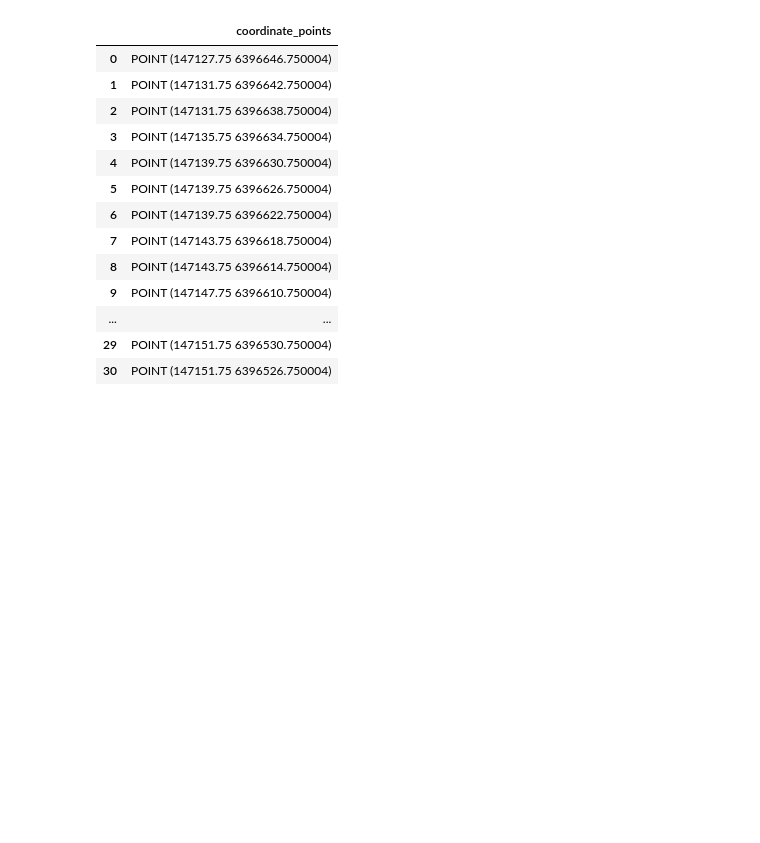
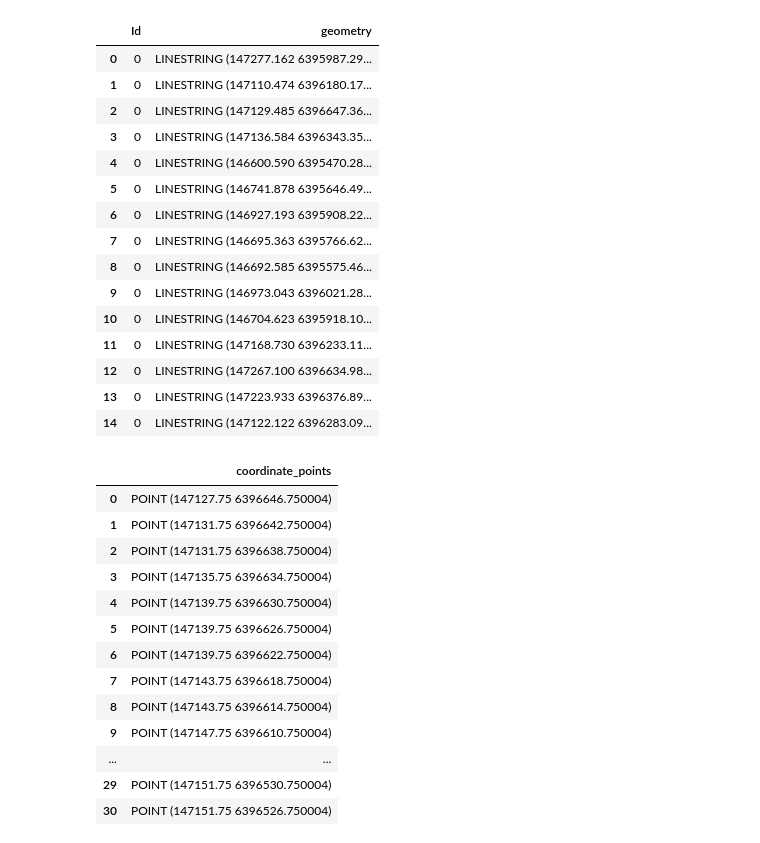
Before and after one commit to mar-sv/personal_projects, a Jupyter notebook: Apps/dfs2tocsv_app/functions_cont.ipynb, the cells around one changed output. Drawn from its saved outputs; the diff is of its cells as text; code cells hidden in the pictures; blank space fills up the shorter version.

```diff
--- a/Apps/dfs2tocsv_app/functions_cont.ipynb
+++ b/Apps/dfs2tocsv_app/functions_cont.ipynb
@@ -273,3 +289,22 @@ test
+# %%
+shape_df
+# %% [output]
+|  | Id | geometry |
+| 0 | 0 | LINESTRING (147277.162 6395987.29... |
+| 1 | 0 | LINESTRING (147110.474 6396180.17... |
+| 2 | 0 | LINESTRING (147129.485 6396647.36... |
+| 3 | 0 | LINESTRING (147136.584 6396343.35... |
+| 4 | 0 | LINESTRING (146600.590 6395470.28... |
+| 5 | 0 | LINESTRING (146741.878 6395646.49... |
+| 6 | 0 | LINESTRING (146927.193 6395908.22... |
+| 7 | 0 | LINESTRING (146695.363 6395766.62... |
+| 8 | 0 | LINESTRING (146692.585 6395575.46... |
+| 9 | 0 | LINESTRING (146973.043 6396021.28... |
+| 10 | 0 | LINESTRING (146704.623 6395918.10... |
+| 11 | 0 | LINESTRING (147168.730 6396233.11... |
+| 12 | 0 | LINESTRING (147267.100 6396634.98... |
+| 13 | 0 | LINESTRING (147223.933 6396376.89... |
+| 14 | 0 | LINESTRING (147122.122 6396283.09... |
 # %%
 df_check.to_csv('df_check.csv',sep=';')
 # %%
```
Also changed, not shown: parts of 3 cells of this notebook.
